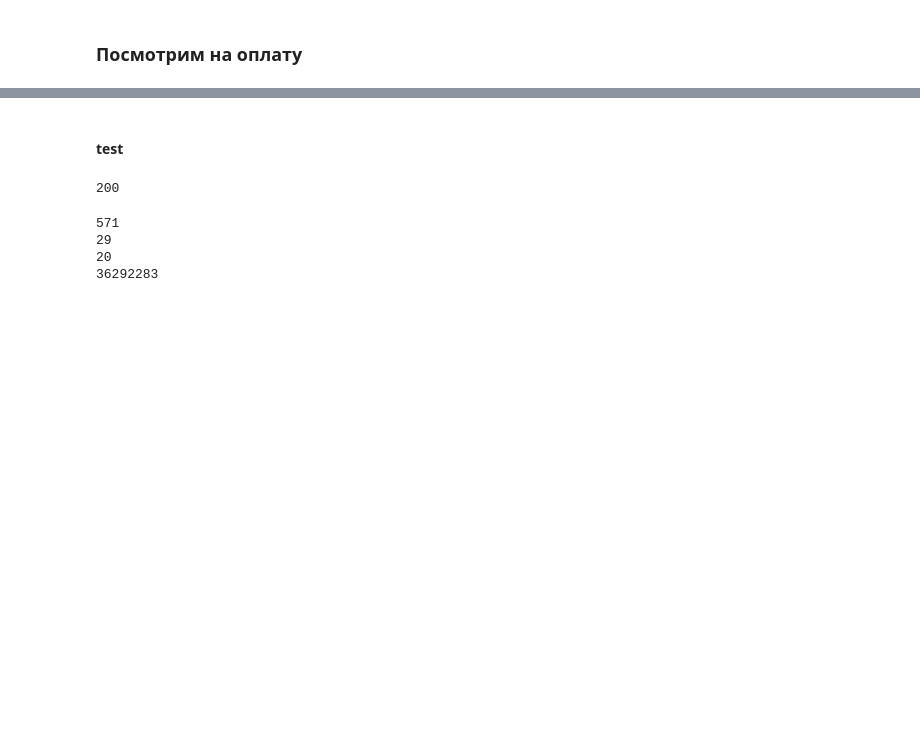
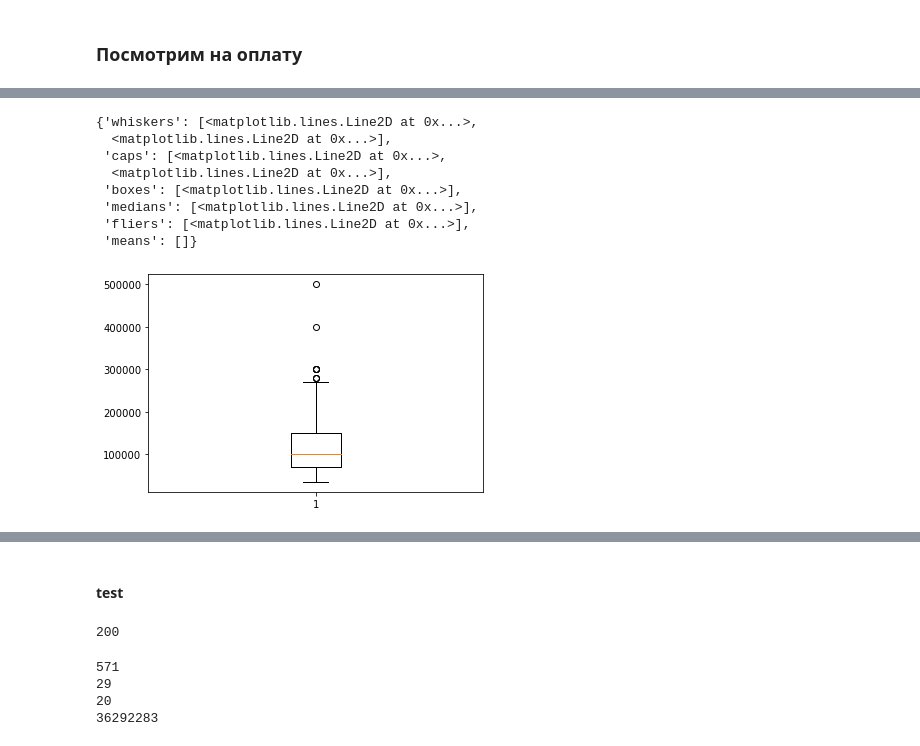
Before and after one commit to tlaanstra/hh_vacancy_skills, a Jupyter notebook: hh.ipynb, the cells around one changed output, grey strips where cells are left out. Cells and saved outputs as stored; diff of their text form; code cells hidden in the pictures; blank space fills up the shorter version.

```diff
--- a/hh.ipynb
+++ b/hh.ipynb
@@ -43,4 +45,5 @@ vacancies_list = [ 'Data scientist',
 ### Забираем данные по вакансиям с hh
 # %%
 clr = lambda x: (re.sub(r'<.*?>', '', str(x)))
+BREAK_STOP_LEVEL = 3
 # %%
@@ -312,2 +351,12 @@ plt.boxplot( df_slr[df_slr.slr_cur == 'rur'].slr_to.drop(df_slr[df_slr.slr_cur =
 # %%
-plt.boxplot( df_slr.slr_from.drop(df_slr.slr_from.idxmax()).dropna() )
+plt.boxplot( df_slr.query('slr_from <= 800000 and slr_from > 30000').slr_from.dropna())
+# %% [output]
+{'whiskers': [<matplotlib.lines.Line2D at 0x...>,
+  <matplotlib.lines.Line2D at 0x...>],
+ 'caps': [<matplotlib.lines.Line2D at 0x...>,
+  <matplotlib.lines.Line2D at 0x...>],
+ 'boxes': [<matplotlib.lines.Line2D at 0x...>],
+ 'medians': [<matplotlib.lines.Line2D at 0x...>],
+ 'fliers': [<matplotlib.lines.Line2D at 0x...>],
+ 'means': []}
+[figure, added]
```
Also changed, not shown: parts of 10 cells of this notebook, 1 other file.
